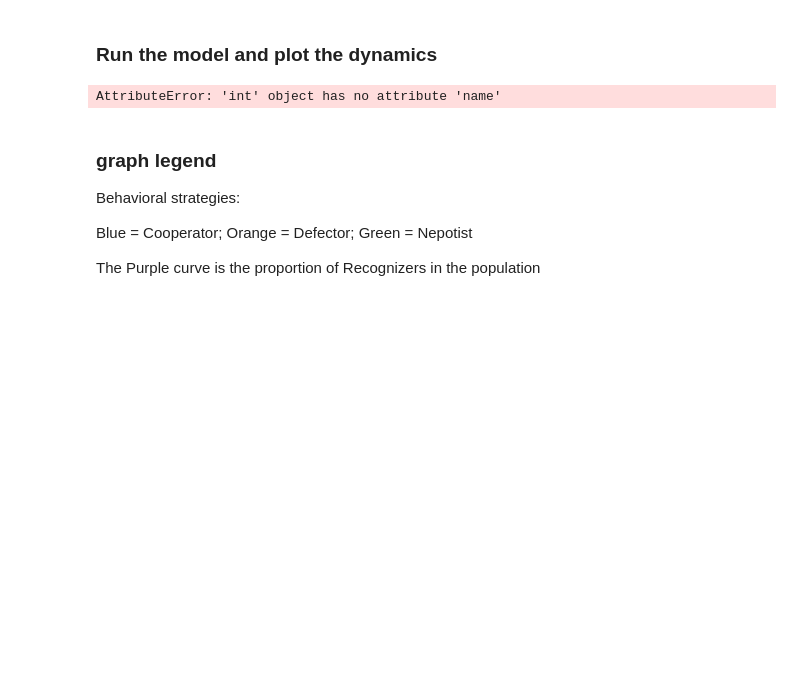
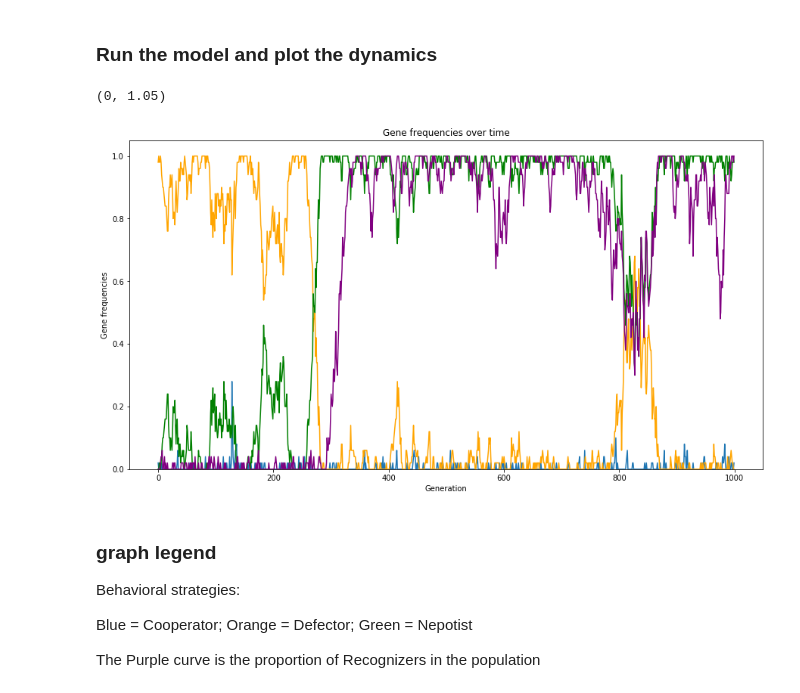
Before and after one commit to tadegquillien/ABMs, a Jupyter notebook: Evolution of kin recognition.ipynb, the cells around one changed output. Cells and saved outputs as stored; diff of their text form; code cells hidden in the pictures; blank space fills up the shorter version.

```diff
--- a/Evolution of kin recognition.ipynb
+++ b/Evolution of kin recognition.ipynb
@@ -53,7 +65,7 @@ initial_strategy = ["D", "I"]
 N = 100
 
 #number of generations
-g = 500
+g = 1000
 
 #mutation rate
 mu = .01
@@ -214,20 +211,14 @@ def standardization():
         for i in range(N):
             pop[i].fitness += 1
             pop[i].fitness -= min_fitness
-        #min = 10**5
-        #for i in range(N):
-        #    if pop[i].fitness < min:
-         #       min=pop[i].fitness
-        #for i in range(N):
-         #   pop[i].fitness += 1
-          #  pop[i].fitness -= min
+
 
 #each agent gets to put its name in a hat w times, where w is its fitness
 def lottery_prep():
-    #hat = []
-    #for i in range(N):
-     #   for j in range(pop[i].fitness):
-      #      hat.append(pop[i].name)
+    hat = []
+    for i in range(N):
+        for j in range(pop[i].fitness):
+            hat.append(pop[i].name)
     return hat
 
 #create the next generation by drawing the name of the parents from the hat
@@ -248,8 +239,6 @@ def reproduction(hat):
     for i in range(N):
         pop.append(temporary_pop[i])
 
-    #del temporary_pop
-
 
 #the selection function
 
@@ -274,41 +264,46 @@ def mutation():
 # %%
 #Run model
 
-g=1500
+
 #these arrays records average strategy proportions across a run
 Average_coop = []
 Average_defect = []
 Average_nep = []
 Average_recog = []
 Average_indif = []
-#reproduction / mutation functions
+
 
 
 #initialize()
 pop = initialize()
+
+#run the model for g generations
 for i in range(g):
     neurodevelopment()
     non_random_games()
     selection()
     mutation()
     Average_coop.append(average_X("C"))
     Average_defect.append(average_X("D"))
     Average_nep.append(average_X("N"))
     Average_recog.append(average_X("R"))
     Average_indif.append(average_X("I"))
+
+#graph the outcome of the simulation
 plt.figure( figsize=( 15, 8 ) )
 
 plt.title('Gene frequencies over time')
 
 plt.ylabel('Gene frequencies')
 plt.xlabel('Generation')
 plt.plot(Average_coop)
 plt.plot(Average_defect, color="orange")
 plt.plot(Average_nep, color="green")
 plt.plot(Average_recog, color="purple")
 plt.ylim(0,1.05)
 # %% [output]
-AttributeError: 'int' object has no attribute 'name'
+(0, 1.05)
+[figure, added]
 # %% [markdown]
 ### graph legend
 
```
Also changed, not shown: parts of 11 cells of this notebook.
